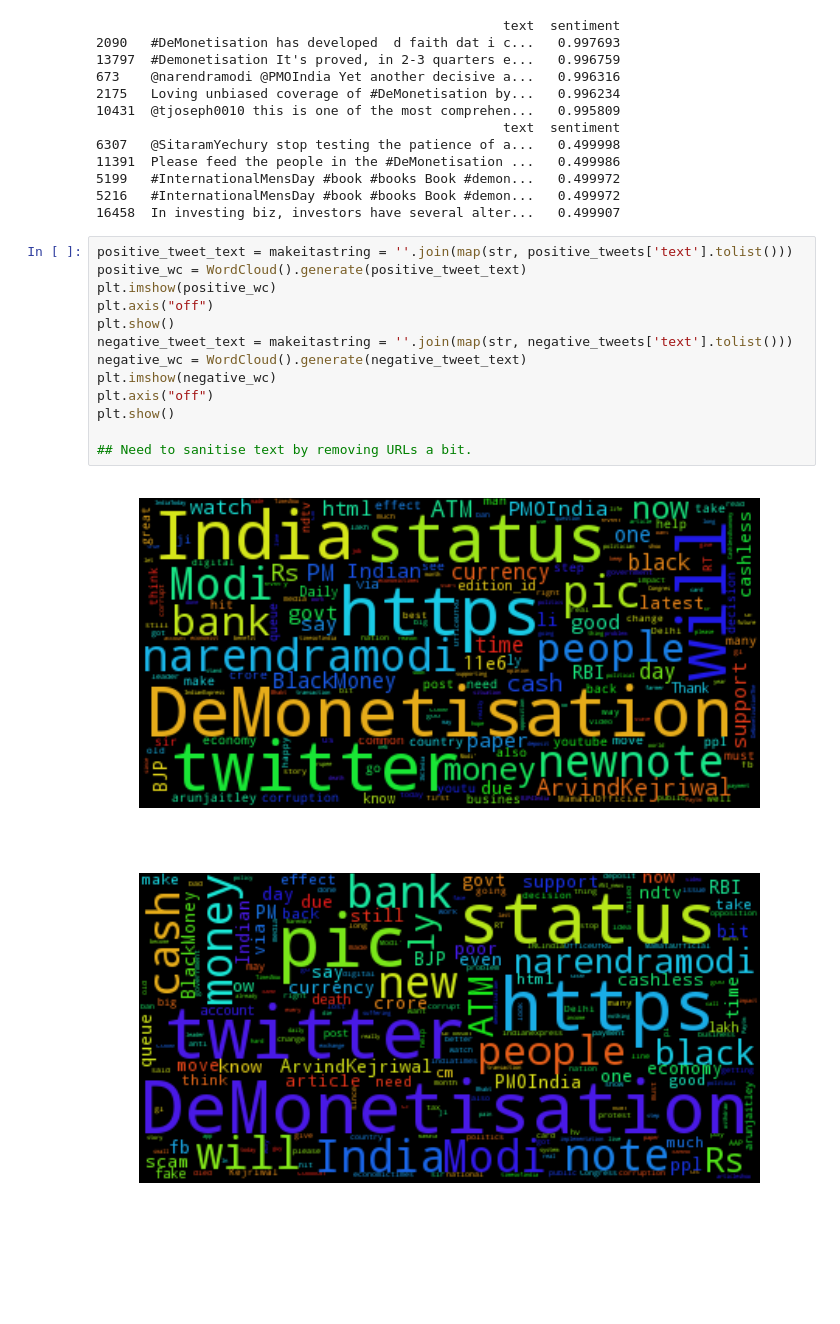
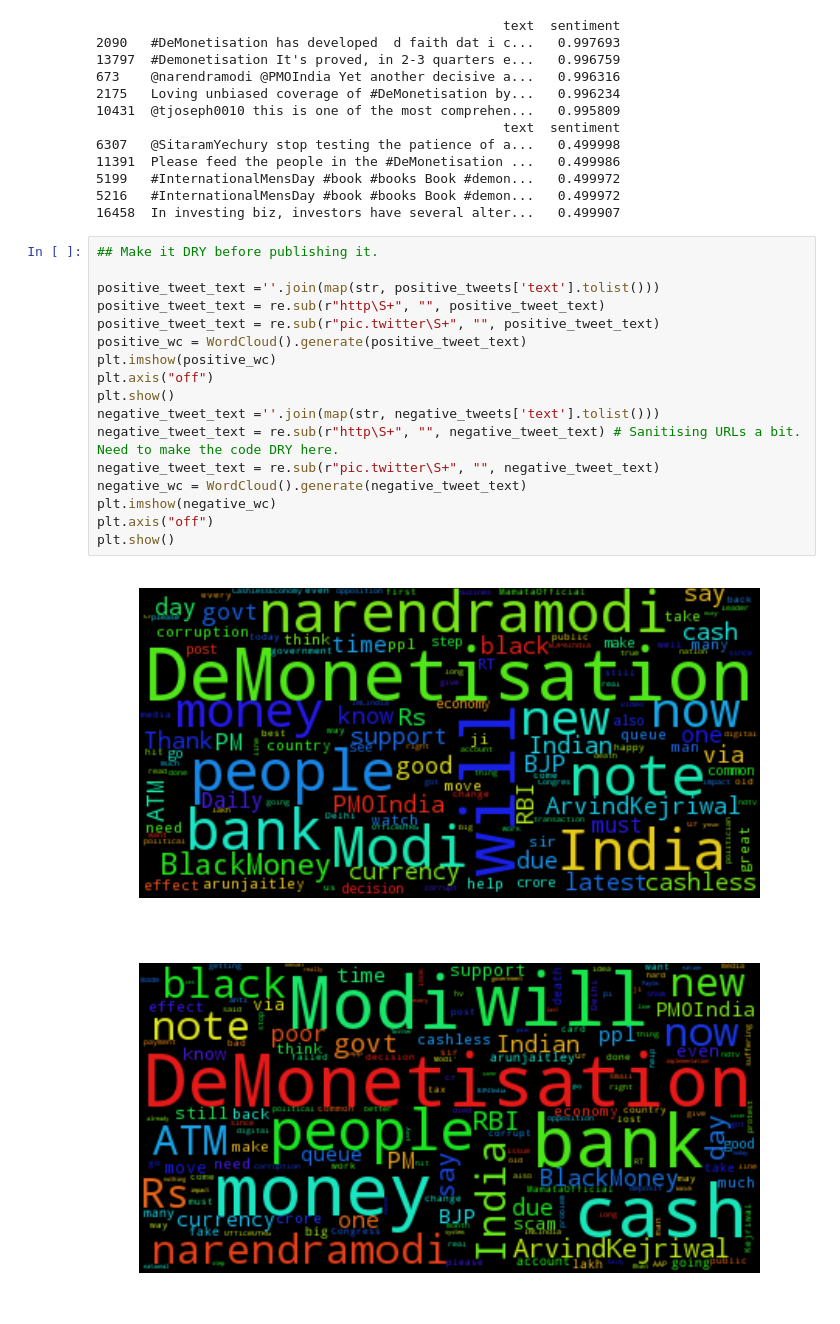
Before and after one commit to Shoshin23/DeMon, a Jupyter notebook: Demonetisation.ipynb, the cells around one changed output. Cells and saved outputs as stored; diff of their text form; blank space fills up the shorter version.

Commit message:
Clean up of URLs in the text. TODO: Make code DRY before publishing it.

```diff
--- a/Demonetisation.ipynb
+++ b/Demonetisation.ipynb
@@ -115,18 +116,22 @@ print(negative_tweets.head())
 5216   #InternationalMensDay #book #books Book #demon...   0.499972
 16458  In investing biz, investors have several alter...   0.499907
 # %%
-positive_tweet_text = makeitastring = ''.join(map(str, positive_tweets['text'].tolist()))
+## Make it DRY before publishing it.
+
+positive_tweet_text =''.join(map(str, positive_tweets['text'].tolist()))
+positive_tweet_text = re.sub(r"http\S+", "", positive_tweet_text)
+positive_tweet_text = re.sub(r"pic.twitter\S+", "", positive_tweet_text)
 positive_wc = WordCloud().generate(positive_tweet_text)
 plt.imshow(positive_wc)
 plt.axis("off")
 plt.show()
-negative_tweet_text = makeitastring = ''.join(map(str, negative_tweets['text'].tolist()))
+negative_tweet_text =''.join(map(str, negative_tweets['text'].tolist()))
+negative_tweet_text = re.sub(r"http\S+", "", negative_tweet_text) # Sanitising URLs a bit. Need to make the code DRY here.
+negative_tweet_text = re.sub(r"pic.twitter\S+", "", negative_tweet_text)
 negative_wc = WordCloud().generate(negative_tweet_text)
 plt.imshow(negative_wc)
 plt.axis("off")
 plt.show()
-
-## Need to sanitise text by removing URLs a bit.
 # %% [output]
-[figure, old version]
+[figure, new version]
-[figure, old version]
+[figure, new version]
```
Also changed, not shown: parts of 1 cell of this notebook.
